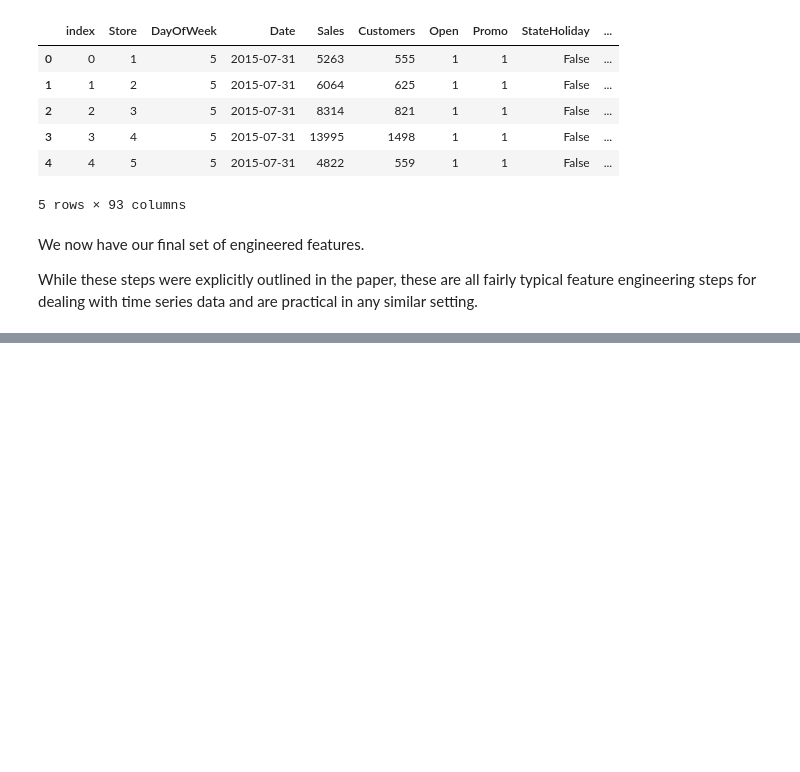
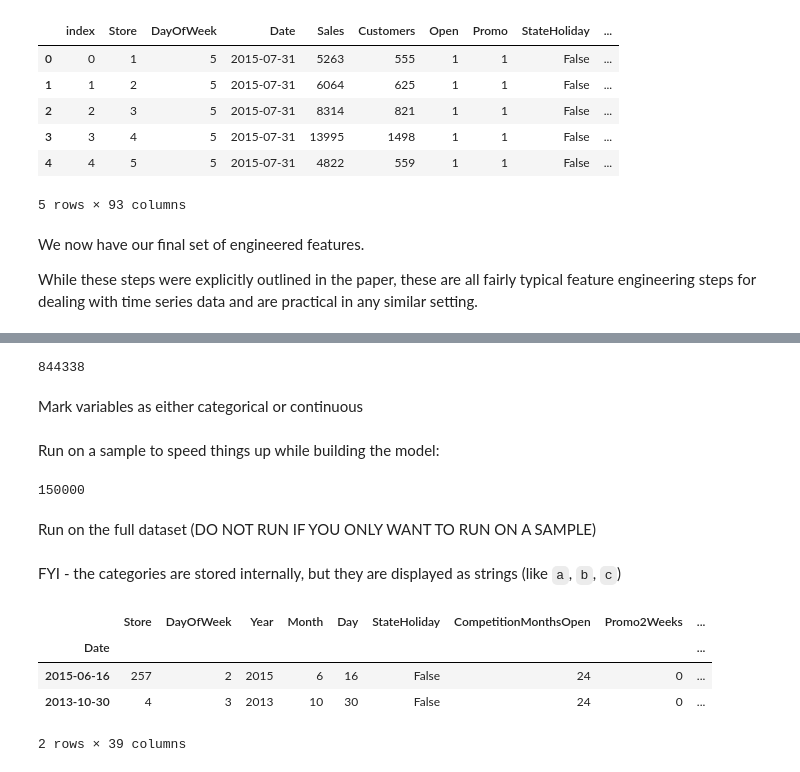
Before and after one commit to tomilsinszki/machine_learning, a Jupyter notebook: rossman_competition.ipynb, the cells around one changed output, grey strips where cells are left out. Drawn from its saved outputs; the diff is of its cells as text; code cells hidden in the pictures; blank space fills up the shorter version.

```diff
--- a/rossman_competition.ipynb
+++ b/rossman_competition.ipynb
@@ -689,0 +715,16 @@ While these steps were explicitly outlined in the paper, these are all fairly ty
+# %%
+cat_vars = ['Store', 'DayOfWeek', 'Year', 'Month', 'Day', 'StateHoliday', 'CompetitionMonthsOpen',
+    'Promo2Weeks', 'StoreType', 'Assortment', 'PromoInterval', 'CompetitionOpenSinceYear', 'Promo2SinceYear',
+    'State', 'Week', 'Events', 'Promo_fw', 'Promo_bw', 'StateHoliday_fw', 'StateHoliday_bw',
+    'SchoolHoliday_fw', 'SchoolHoliday_bw']
+
+contin_vars = ['CompetitionDistance', 'Max_TemperatureC', 'Mean_TemperatureC', 'Min_TemperatureC',
+   'Max_Humidity', 'Mean_Humidity', 'Min_Humidity', 'Max_Wind_SpeedKm_h',
+   'Mean_Wind_SpeedKm_h', 'CloudCover', 'trend', 'trend_DE',
+   'AfterStateHoliday', 'BeforeStateHoliday', 'Promo', 'SchoolHoliday']
+
+n = len(joined); n
+# %% [output]
+844338
+# %% [markdown]
+Mark variables as either categorical or continuous
@@ -689,0 +737,2 @@ While these steps were explicitly outlined in the paper, these are all fairly ty
+# %%
+for v in cat_vars: joined[v] = joined[v].astype('category').cat.as_ordered()
@@ -689,0 +745,10 @@ While these steps were explicitly outlined in the paper, these are all fairly ty
+# %% [markdown]
+Run on a sample to speed things up while building the model:
+# %%
+idxs = get_cv_idxs(n, val_pct=150000/n)
+joined_samp = joined.iloc[idxs].set_index("Date")
+samp_size = len(joined_samp); samp_size
+# %% [output]
+150000
+# %% [markdown]
+Run on the full dataset (DO NOT RUN IF YOU ONLY WANT TO RUN ON A SAMPLE)
@@ -689,0 +758,10 @@ While these steps were explicitly outlined in the paper, these are all fairly ty
+# %% [markdown]
+FYI - the categories are stored internally, but they are displayed as strings (like `a`, `b`, `c`)
+# %%
+joined_samp.head(2)
+# %% [output]
+|  | Store | DayOfWeek | Year | Month | Day | StateHoliday | CompetitionMonthsOpen | Promo2Weeks | ... |
+| Date |  |  |  |  |  |  |  |  | ... |
+| 2015-06-16 | 257 | 2 | 2015 | 6 | 16 | False | 24 | 0 | ... |
+| 2013-10-30 | 4 | 3 | 2013 | 10 | 30 | False | 24 | 0 | ... |
+2 rows × 39 columns
```
Also changed, not shown: parts of 12 cells of this notebook.
